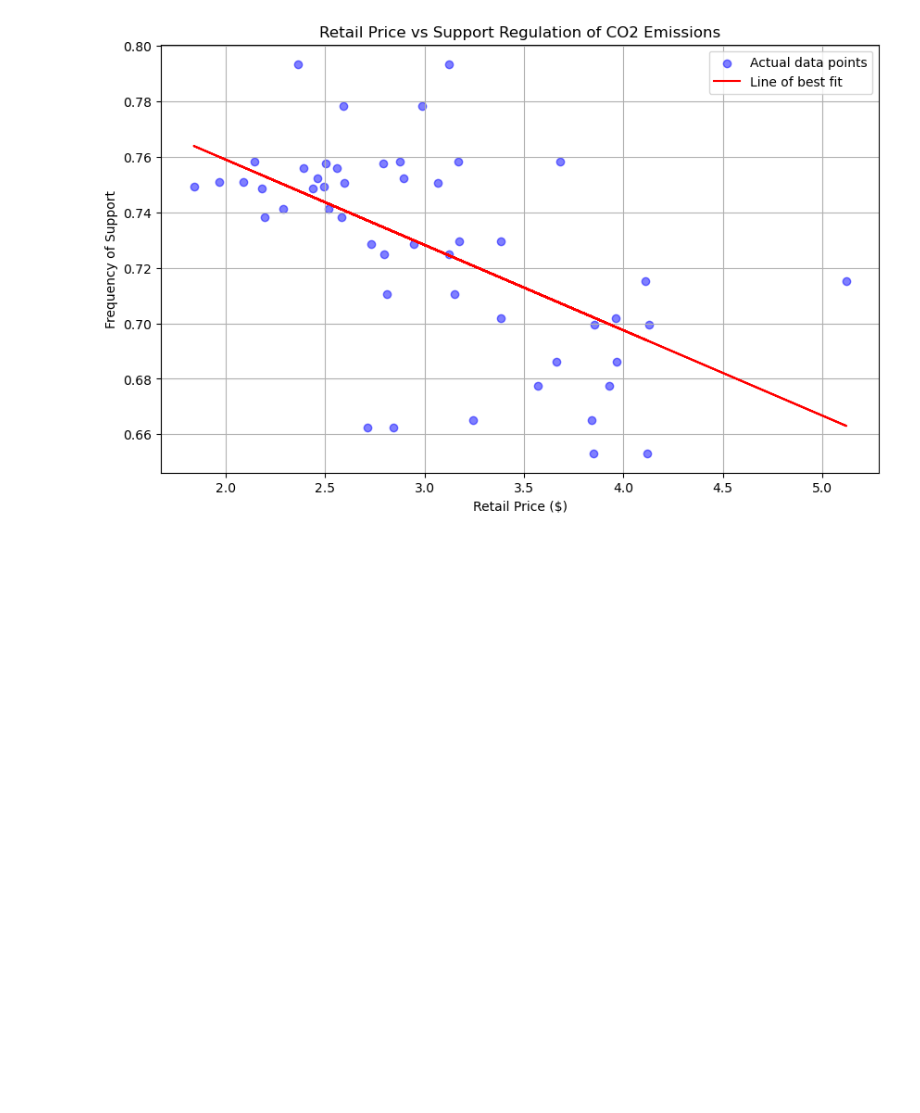
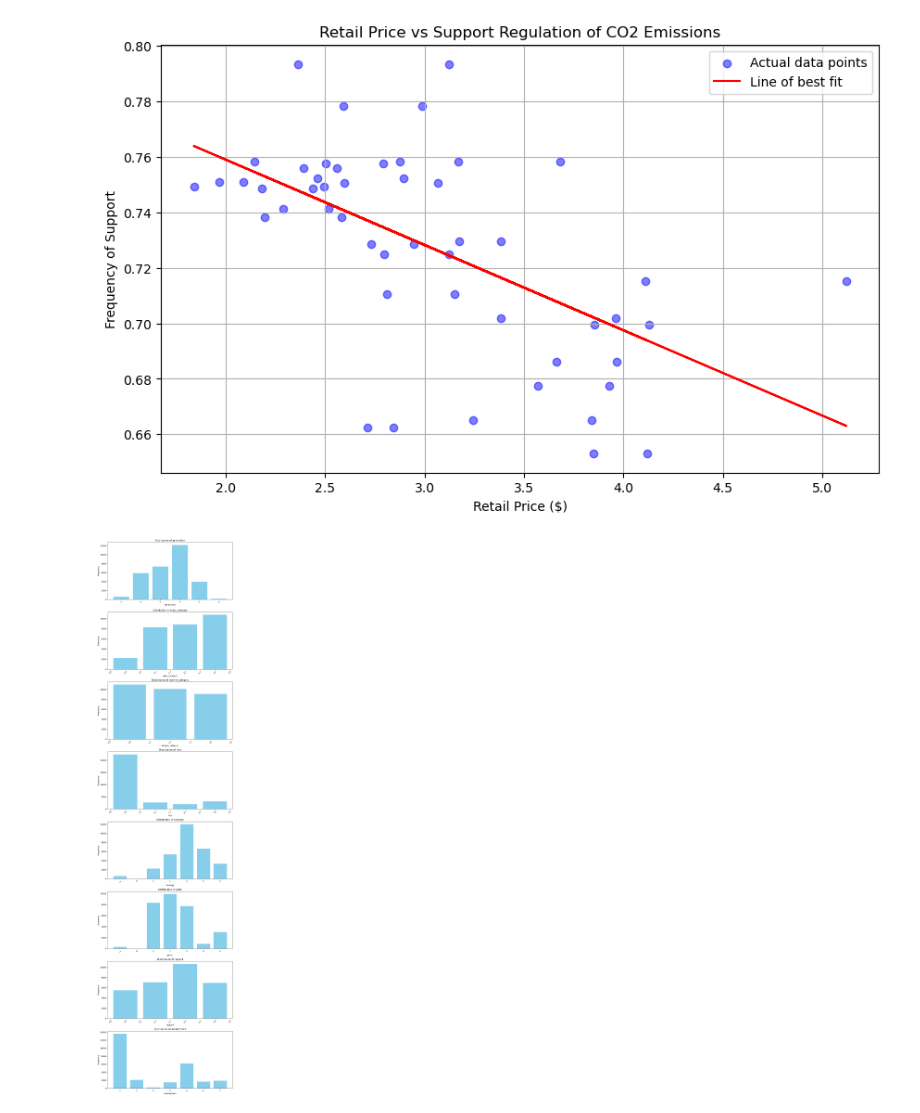
Before and after one commit to anaiskillian/citadeldatathon, a Jupyter notebook: analysis.ipynb, the cells around one changed output. Cells and saved outputs as stored; diff of their text form; code cells hidden in the pictures; blank space fills up the shorter version.

```diff
--- a/analysis.ipynb
+++ b/analysis.ipynb
@@ -348,3 +348,25 @@ plt.show()
 # %% [output]
 R^2 value for support regulation of CO2 emissions: 0.3377
 [figure]
+# %%
+# Assuming 'original_dataset' is a DataFrame containing the specified columns
+# and is already loaded in the environment.
+
+columns_of_interest = ['generation', 'educ_category', 'income_category', 'race', 'ideology', 'party', 'region4', 'employment']
+fig, axs = plt.subplots(len(columns_of_interest), 1, figsize=(10, 5 * len(columns_of_interest)))
+
+for i, column in enumerate(columns_of_interest):
+    # Count the occurrences of each category in the column
+    value_counts = sentiment_df[column].value_counts()
+
+    # Plotting the bar graph
+    axs[i].bar(value_counts.index, value_counts.values, color='skyblue')
+    axs[i].set_title(f'Distribution of {column}')
+    axs[i].set_ylabel('Frequency')
+    axs[i].set_xlabel(column)
+    axs[i].tick_params(axis='x', rotation=45)
+
+plt.tight_layout()
+plt.show()
+# %% [output]
+[figure, added]
```
Also changed, not shown: parts of 5 cells of this notebook.
